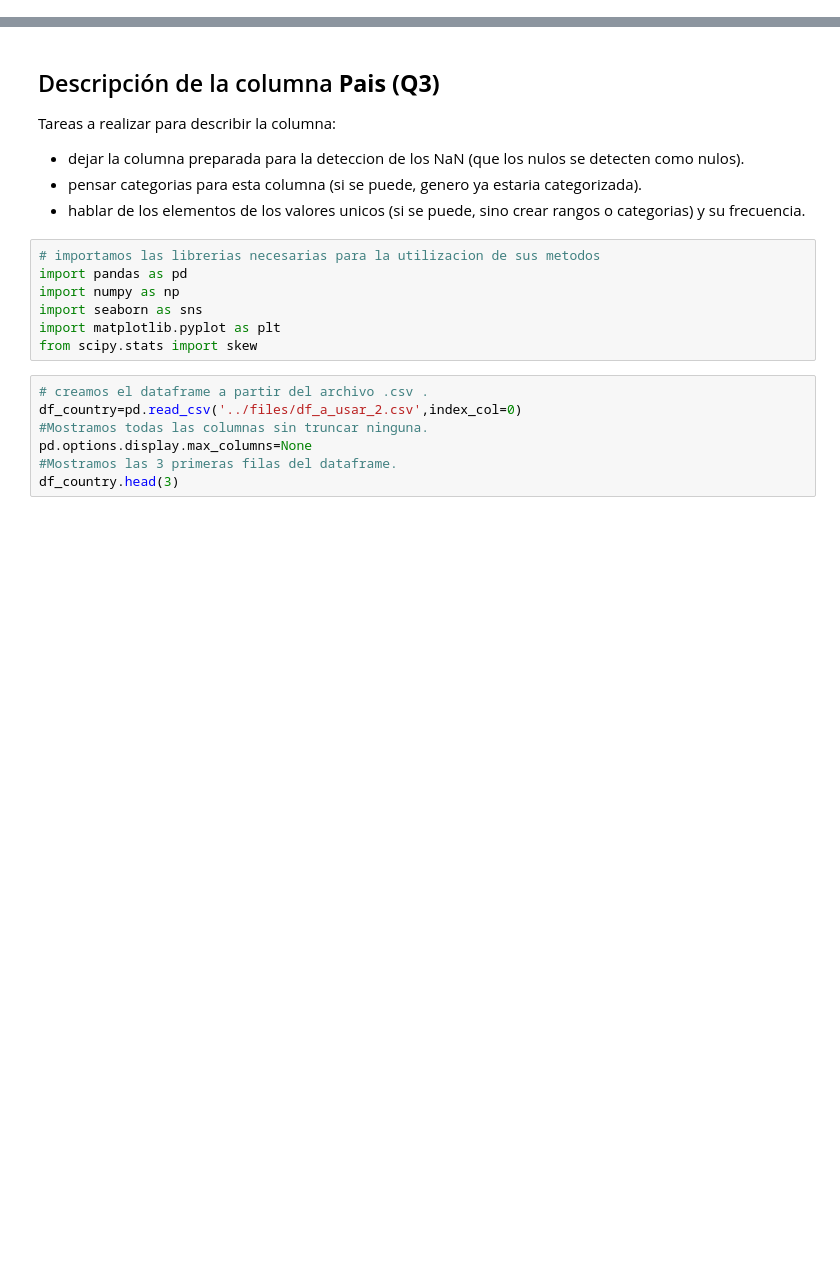
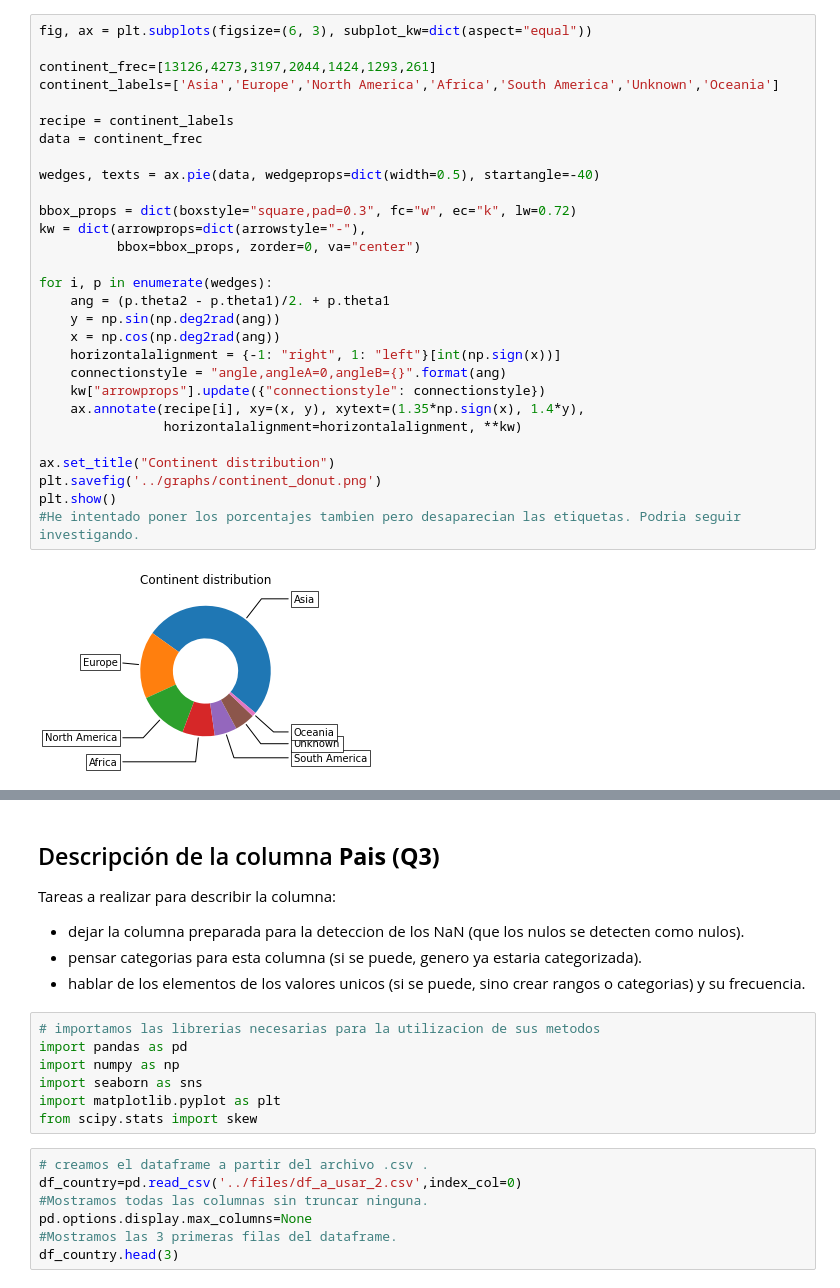
Before and after one commit to Adalab/project-da-promo-c-module-2-team-1, a Jupyter notebook: code/code_sonia.ipynb, the cells around one changed output, grey strips where cells are left out. Drawn from its saved outputs; the diff is of its cells as text; blank space fills up the shorter version.

```diff
--- a/code/code_sonia.ipynb
+++ b/code/code_sonia.ipynb
@@ -5,0 +60,31 @@
+# %%
+fig, ax = plt.subplots(figsize=(6, 3), subplot_kw=dict(aspect="equal"))
+
+continent_frec=[13126,4273,3197,2044,1424,1293,261]
+continent_labels=['Asia','Europe','North America','Africa','South America','Unknown','Oceania']
+
+recipe = continent_labels
+data = continent_frec
+
+wedges, texts = ax.pie(data, wedgeprops=dict(width=0.5), startangle=-40)
+
+bbox_props = dict(boxstyle="square,pad=0.3", fc="w", ec="k", lw=0.72)
+kw = dict(arrowprops=dict(arrowstyle="-"),
+          bbox=bbox_props, zorder=0, va="center")
+
+for i, p in enumerate(wedges):
+    ang = (p.theta2 - p.theta1)/2. + p.theta1
+    y = np.sin(np.deg2rad(ang))
+    x = np.cos(np.deg2rad(ang))
+    horizontalalignment = {-1: "right", 1: "left"}[int(np.sign(x))]
+    connectionstyle = "angle,angleA=0,angleB={}".format(ang)
+    kw["arrowprops"].update({"connectionstyle": connectionstyle})
+    ax.annotate(recipe[i], xy=(x, y), xytext=(1.35*np.sign(x), 1.4*y),
+                horizontalalignment=horizontalalignment, **kw)
+
+ax.set_title("Continent distribution")
+plt.savefig('../graphs/continent_donut.png')
+plt.show()
+#He intentado poner los porcentajes tambien pero desaparecian las etiquetas. Podria seguir investigando.
+# %% [output]
+[figure, added]
```
Also changed, not shown: parts of 42 cells of this notebook, 7 other files.
